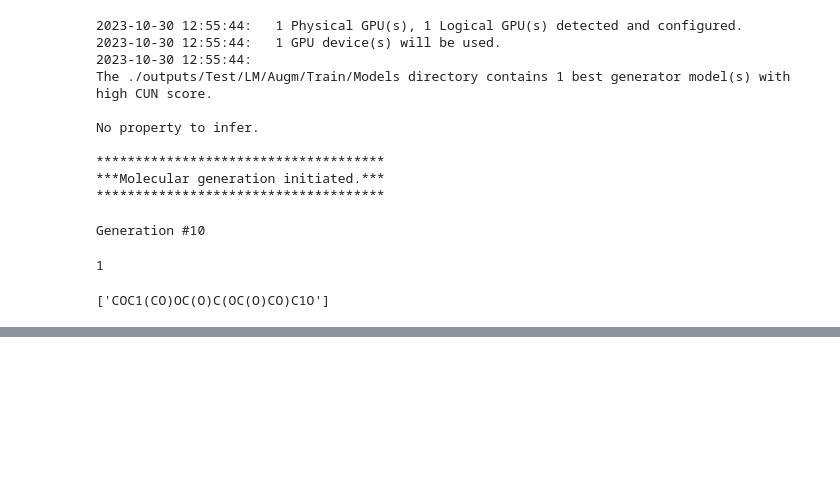
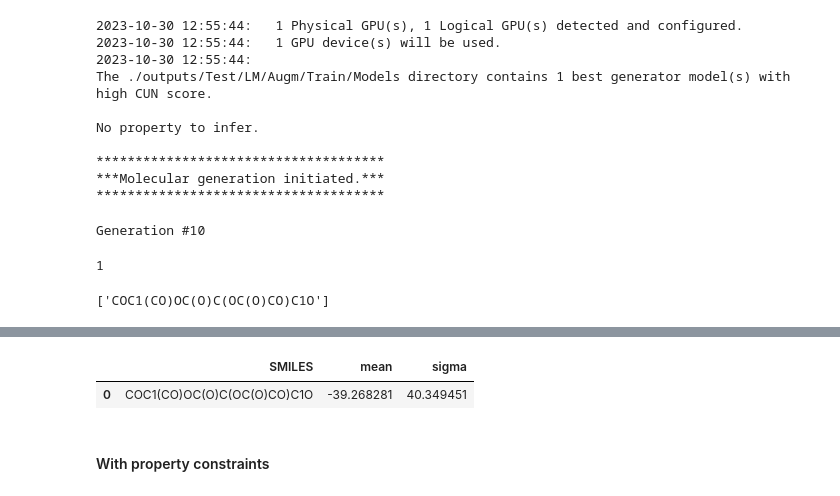
Before and after one commit to Lambard-ML-Team/SMILES-X, a Jupyter notebook: Example.ipynb, the cells around one changed output, grey strips where cells are left out. Cells and saved outputs as stored; diff of their text form; code cells hidden in the pictures; blank space fills up the shorter version.

```diff
--- a/Example.ipynb
+++ b/Example.ipynb
@@ -608,0 +594,8 @@ sol_data['smiles1'].values.tolist()
+# %%
+from SMILESX import loadmodel
+
+# Load trained models once, use as many times as needed
+model = loadmodel.LoadModel(data_name=data_name,
+                            augment=False,
+                            gpu_ind=0,
+                            return_attention=True)
@@ -608,0 +612,8 @@ sol_data['smiles1'].values.tolist()
+# %%
+from SMILESX import inference
+
+preds = inference.infer(model=model,
+                        data_smiles=new_smiles_list,
+                        augment=True,
+                        check_smiles=True,
+                        log_verbose=True)
@@ -608,0 +638,7 @@ sol_data['smiles1'].values.tolist()
+# %%
+preds
+# %% [output]
+|  | SMILES | mean | sigma |
+| 0 | COC1(CO)OC(O)C(OC(O)CO)C1O | -39.268281 | 40.349451 |
+# %% [markdown]
+#### With property constraints
```
Also changed, not shown: parts of 15 cells of this notebook, 1 other file.
